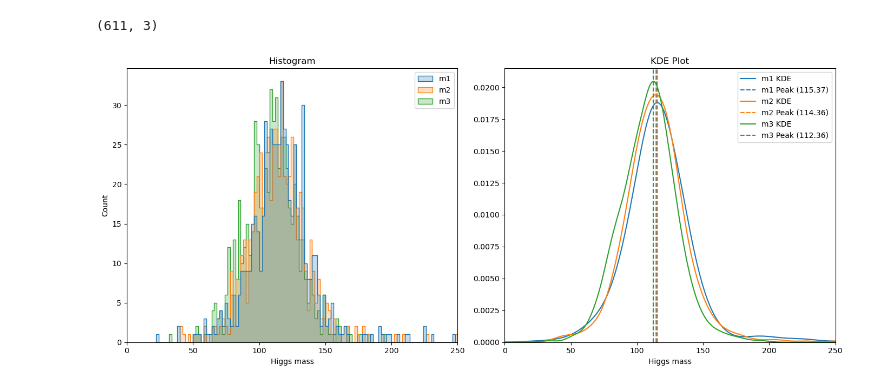
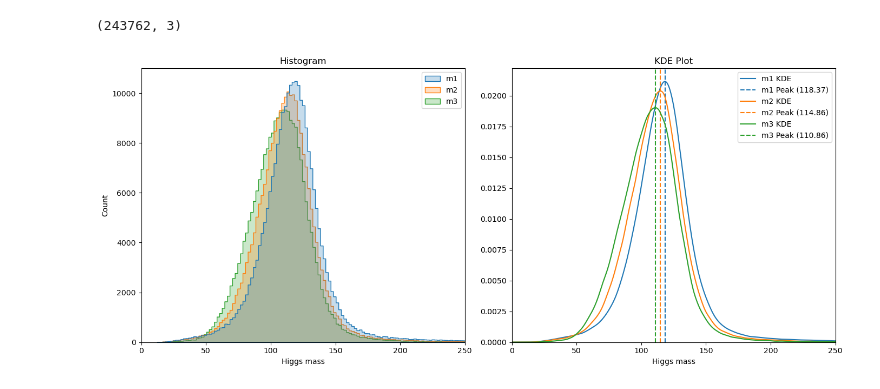
Before and after one commit to a910230/root_h5_tools, a Jupyter notebook: higgs_mass-plot.ipynb, the cells around one changed output. Saved outputs shown, nothing was run; the diff lists cells and outputs as text; code cells hidden in the pictures.

```diff
--- a/higgs_mass-plot.ipynb
+++ b/higgs_mass-plot.ipynb
@@ -20,33 +20,33 @@ def higgs_mass_plot(file, out_prefix):
     # Plot histogram
     sns.histplot(data=data, element="step", ax=axes[0], binwidth=2)
     axes[0].set(xlabel="Higgs mass", xlim=(0, 250))
     axes[0].set_title("Histogram")
 
     # Plot KDEs
     x = np.linspace(0, 250, 1000)
 
     for key, values in data.items():
         kde = gaussian_kde(values)
         kde_values = kde(x)
         line, = axes[1].plot(x, kde_values, label=f'{key} KDE')
 
         # Compute and plot the peak
         peak_x = x[np.argmax(kde_values)]
         axes[1].axvline(peak_x, linestyle='--', color=line.get_color(), label=f'{key} Peak ({peak_x:.2f})')
 
     # Set y-axis limits starting at 0
     axes[1].set(xlabel="Higgs mass", xlim=(0, 250))
     axes[1].set_ylim(bottom=0)  # Ensure y-axis starts at 0
     axes[1].set_title("KDE Plot")
     axes[1].legend()
 
     # Save figures
     plt.tight_layout()
     plt.savefig(f"{out_prefix}_higgs_mass_plots.png")
     plt.show()
 
-file = "/home/dilatino/root_to_h5_new/sm_mass.h5"
+file = "/home/dilatino/root_to_h5/3h_higgs_mass.h5"
 higgs_mass_plot(file, "out")
 # %% [output]
-(611, 3)
+(243762, 3)
-[figure, old version]
+[figure, new version]
```
Also changed, not shown: 12 other files.
